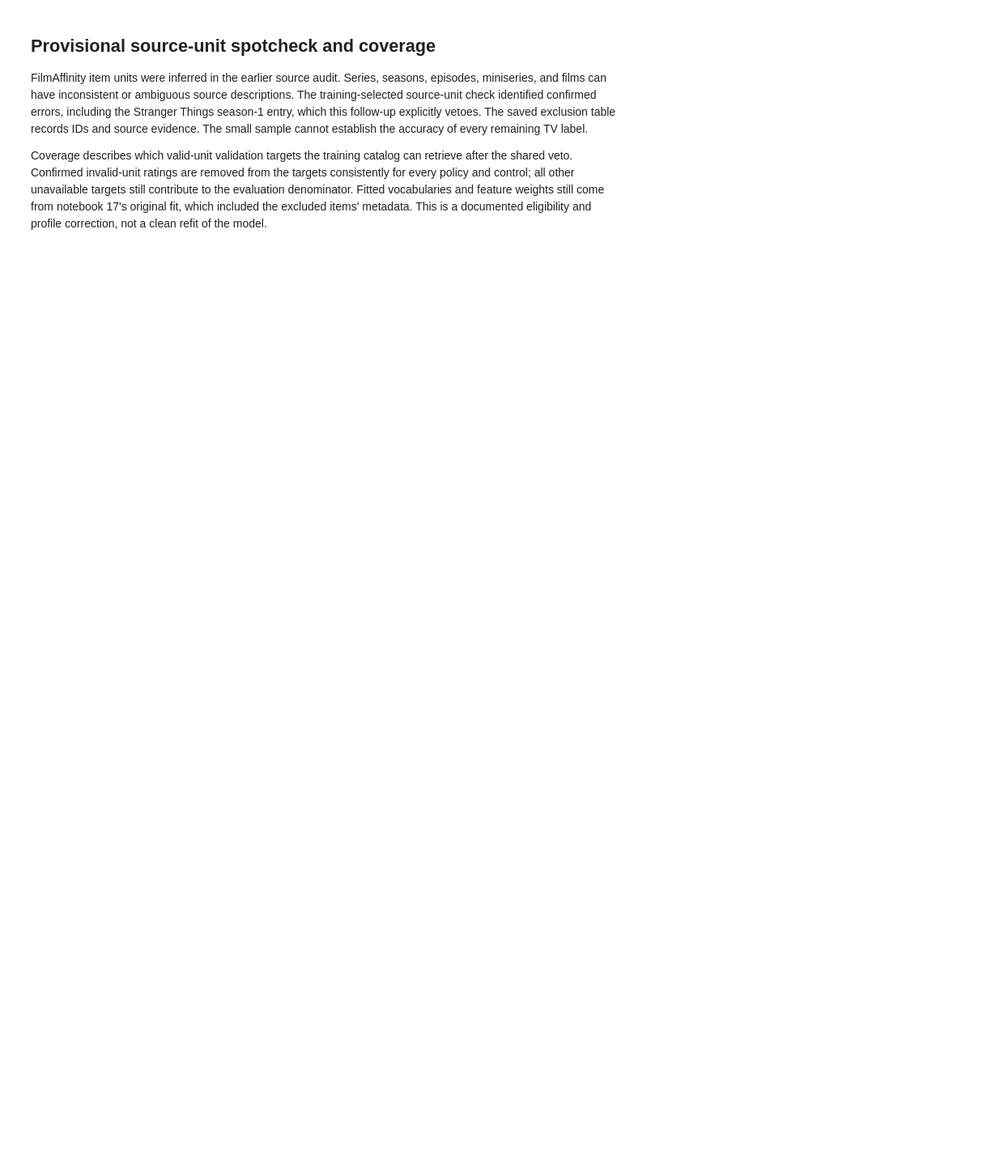
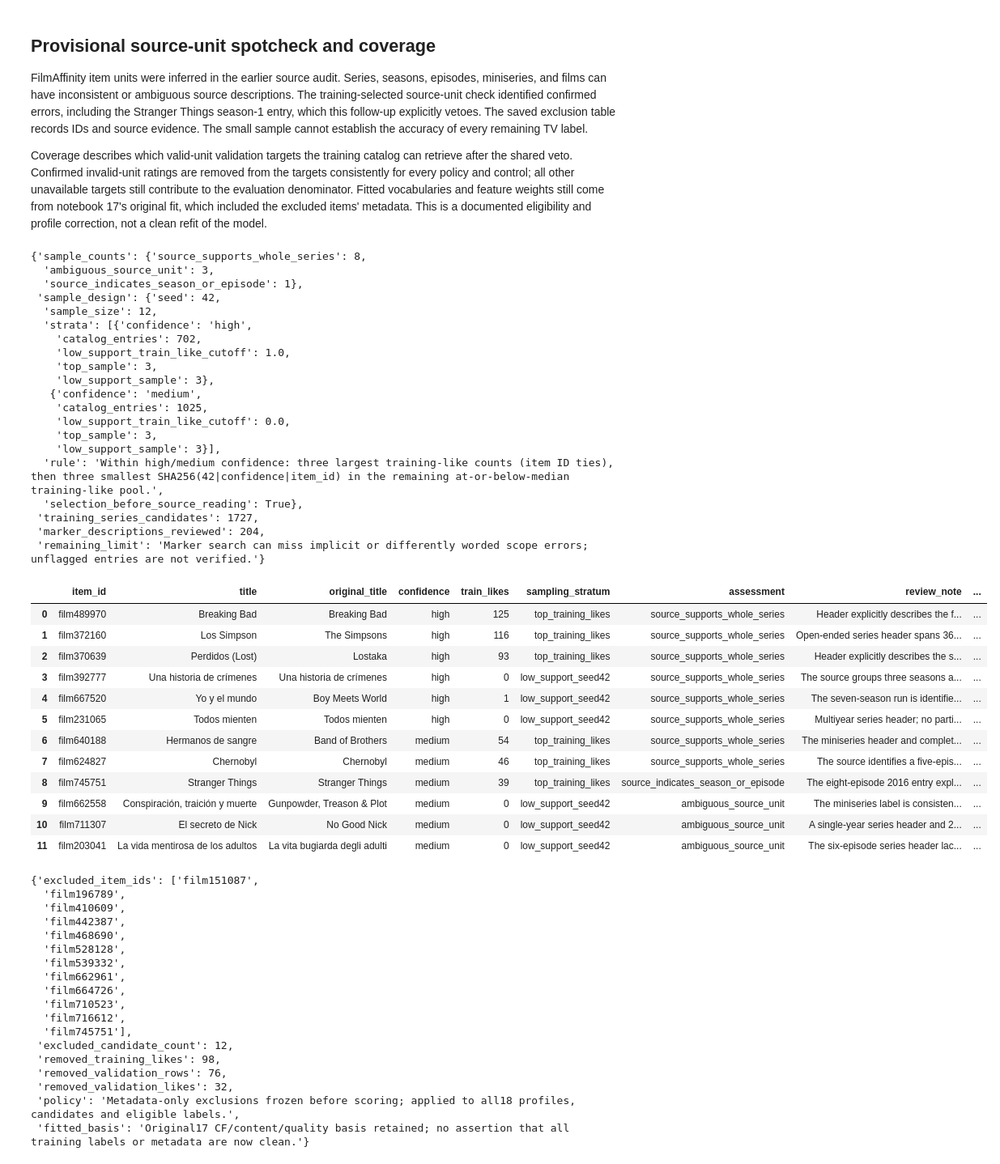
Before and after one commit to clarkbrendenj/movie-recommendation-system, a Jupyter notebook: notebooks/18_filmaffinity_tv_ranking_policy.ipynb, the cells around one changed output. Shown at 81% size. Saved outputs shown, nothing was run; the diff lists cells and outputs as text; code cells hidden in the pictures; blank space fills up the shorter version.

Commit message:
note 18

```diff
--- a/notebooks/18_filmaffinity_tv_ranking_policy.ipynb
+++ b/notebooks/18_filmaffinity_tv_ranking_policy.ipynb
@@ -69,17 +144,73 @@ FilmAffinity item units were inferred in the earlier source audit. Series, seaso
 
 Coverage describes which valid-unit validation targets the training catalog can retrieve after the shared veto. Confirmed invalid-unit ratings are removed from the targets consistently for every policy and control; all other unavailable targets still contribute to the evaluation denominator. Fitted vocabularies and feature weights still come from notebook 17's original fit, which included the excluded items' metadata. This is a documented eligibility and profile correction, not a clean refit of the model.
 # %%
+audit_summary = report['unit_spotcheck']
+display({
+    'sample_counts': audit_summary['counts'],
+    'sample_design': audit_summary['sample_design'],
+    'training_series_candidates': audit_summary['full_catalog_marker_review']['training_whole_series_candidates'],
+    'marker_descriptions_reviewed': audit_summary['full_catalog_marker_review']['flagged_entries_reviewed'],
+    'remaining_limit': audit_summary['full_catalog_marker_review']['not_exhaustive'],
+})
+
 def show_saved_table(filename):
-    path = OUTPUT / filename
-    if path.is_file():
-        frame = pd.read_csv(path)
-        display(frame)
-        return frame
-    print(f"Artifact not available: {path.name}")
-    return None
+    frame = pd.read_csv(OUTPUT / filename)
+    display(frame)
+    return frame
 
-display(report.get("unit_spotcheck", {"status": "No spotcheck summary was supplied by the helper."}))
-unit_spotcheck_table = show_saved_table("unit_spotcheck.csv")
-display(report.get("unit_corrections", {"status": "No unit-correction summary was supplied by the helper."}))
-confirmed_unit_exclusions_table = show_saved_table("confirmed_unit_exclusions.csv")
-display(report.get("coverage", {"status": "No coverage section was supplied by the helper."}))
+unit_spotcheck_table = show_saved_table('unit_spotcheck.csv')
+display(report['unit_corrections'])
+confirmed_exclusions_table = show_saved_table('confirmed_unit_exclusions.csv')
+display(pd.DataFrame(report['coverage']))
+# %% [output]
+{'sample_counts': {'source_supports_whole_series': 8,
+  'ambiguous_source_unit': 3,
+  'source_indicates_season_or_episode': 1},
+ 'sample_design': {'seed': 42,
+  'sample_size': 12,
+  'strata': [{'confidence': 'high',
+    'catalog_entries': 702,
+    'low_support_train_like_cutoff': 1.0,
+    'top_sample': 3,
+    'low_support_sample': 3},
+   {'confidence': 'medium',
+    'catalog_entries': 1025,
+    'low_support_train_like_cutoff': 0.0,
+    'top_sample': 3,
+    'low_support_sample': 3}],
+  'rule': 'Within high/medium confidence: three largest training-like counts (item ID ties), then three smallest SHA256(42|confidence|item_id) in the remaining at-or-below-median training-like pool.',
+  'selection_before_source_reading': True},
+ 'training_series_candidates': 1727,
+ 'marker_descriptions_reviewed': 204,
+ 'remaining_limit': 'Marker search can miss implicit or differently worded scope errors; unflagged entries are not verified.'}
+|  | item_id | title | original_title | confidence | train_likes | sampling_stratum | assessment | review_note | ... |
+| 0 | film489970 | Breaking Bad | Breaking Bad | high | 125 | top_training_likes | source_supports_whole_series | Header explicitly describes the f... | ... |
+| 1 | film372160 | Los Simpson | The Simpsons | high | 116 | top_training_likes | source_supports_whole_series | Open-ended series header spans 36... | ... |
+| 2 | film370639 | Perdidos (Lost) | Lostaka | high | 93 | top_training_likes | source_supports_whole_series | Header explicitly describes the s... | ... |
+| 3 | film392777 | Una historia de crímenes | Una historia de crímenes | high | 0 | low_support_seed42 | source_supports_whole_series | The source groups three seasons a... | ... |
+| 4 | film667520 | Yo y el mundo | Boy Meets World | high | 1 | low_support_seed42 | source_supports_whole_series | The seven-season run is identifie... | ... |
+| 5 | film231065 | Todos mienten | Todos mienten | high | 0 | low_support_seed42 | source_supports_whole_series | Multiyear series header; no parti... | ... |
+| 6 | film640188 | Hermanos de sangre | Band of Brothers | medium | 54 | top_training_likes | source_supports_whole_series | The miniseries header and complet... | ... |
+| 7 | film624827 | Chernobyl | Chernobyl | medium | 46 | top_training_likes | source_supports_whole_series | The source identifies a five-epis... | ... |
+| 8 | film745751 | Stranger Things | Stranger Things | medium | 39 | top_training_likes | source_indicates_season_or_episode | The eight-episode 2016 entry expl... | ... |
+| 9 | film662558 | Conspiración, traición y muerte | Gunpowder, Treason & Plot | medium | 0 | low_support_seed42 | ambiguous_source_unit | The miniseries label is consisten... | ... |
+| 10 | film711307 | El secreto de Nick | No Good Nick | medium | 0 | low_support_seed42 | ambiguous_source_unit | A single-year series header and 2... | ... |
+| 11 | film203041 | La vida mentirosa de los adultos | La vita bugiarda degli adulti | medium | 0 | low_support_seed42 | ambiguous_source_unit | The six-episode series header lac... | ... |
+{'excluded_item_ids': ['film151087',
+  'film196789',
+  'film410609',
+  'film442387',
+  'film468690',
+  'film528128',
+  'film539332',
+  'film662961',
+  'film664726',
+  'film710523',
+  'film716612',
+  'film745751'],
+ 'excluded_candidate_count': 12,
+ 'removed_training_likes': 98,
+ 'removed_validation_rows': 76,
+ 'removed_validation_likes': 32,
+ 'policy': 'Metadata-only exclusions frozen before scoring; applied to all18 profiles, candidates and eligible labels.',
+ 'fitted_basis': 'Original17 CF/content/quality basis retained; no assertion that all training labels or metadata are now clean.'}
```
Also changed, not shown: parts of 11 cells of this notebook, 4 other files.
